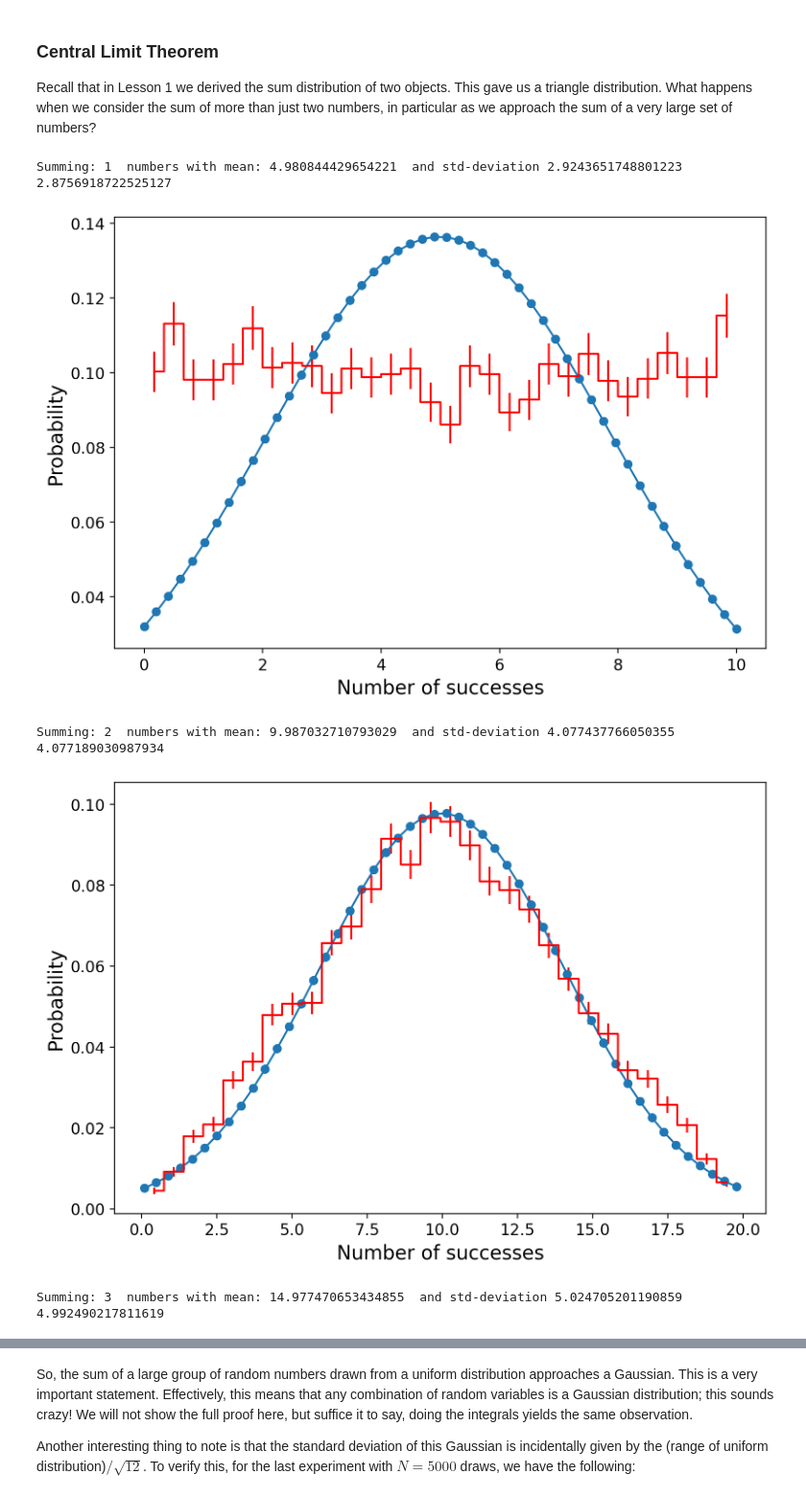
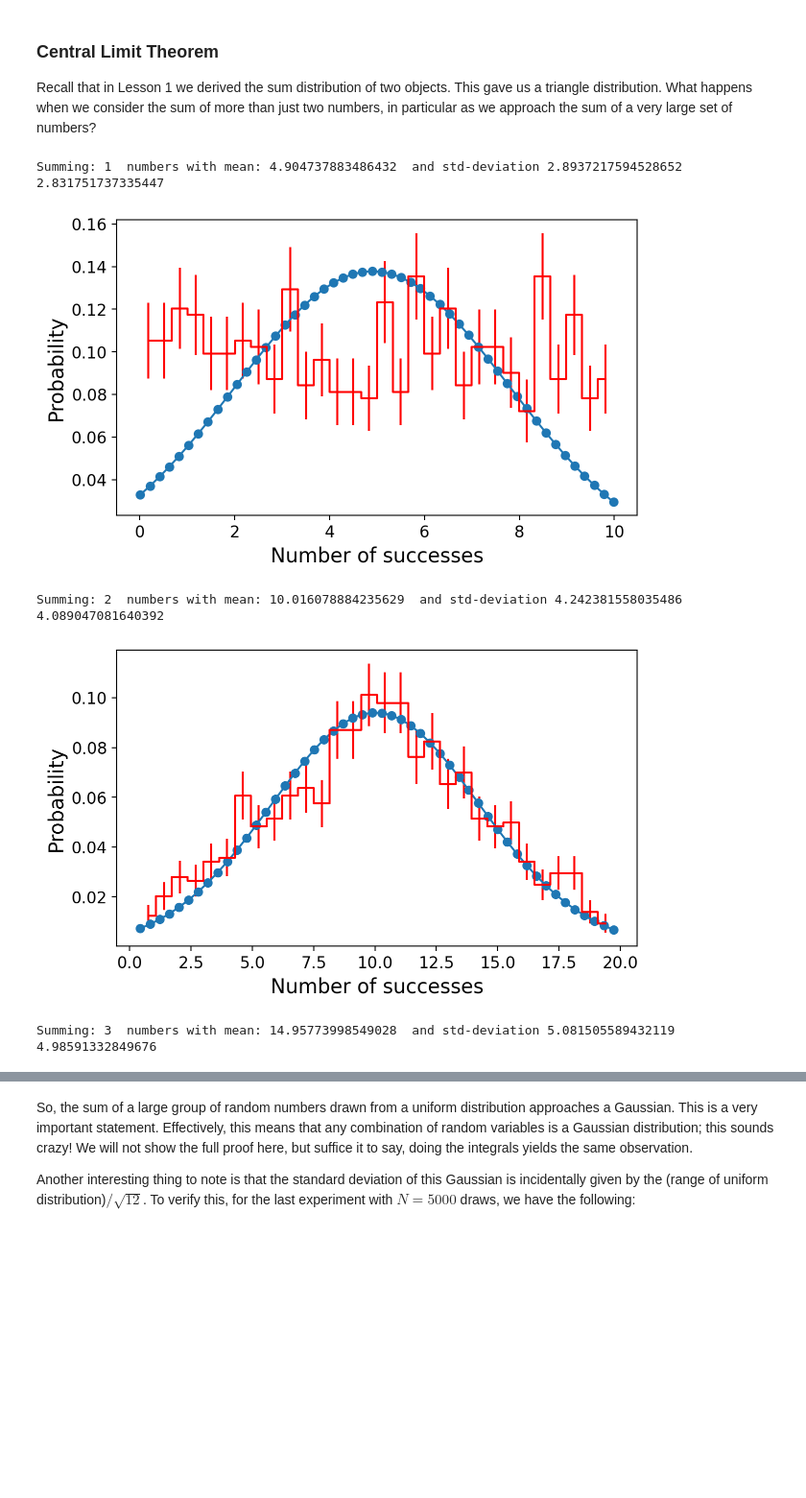
Before and after one commit to mit-physics-data/lectures, a Jupyter notebook: lecture2/8316_L02_MAIN.ipynb, the cells around one changed output, grey strips where cells are left out. Shown at 96% size. Saved outputs shown, nothing was run; the diff lists cells and outputs as text; code cells hidden in the pictures; blank space fills up the shorter version.

```diff
--- a/lecture2/8316_L02_MAIN.ipynb
+++ b/lecture2/8316_L02_MAIN.ipynb
@@ -86,7 +86,7 @@ The following code cell sets default values for figure parameters.
 %config InlineBackend.figure_format = 'retina'
 
 #set default figure parameters
-plt.rcParams['figure.figsize'] = (9,6)
+plt.rcParams['figure.figsize'] = (7,4)
 
 medium_size = 12
 large_size = 15
@@ -236,11 +231,6 @@ import matplotlib.pyplot as plt
 n=30
 p=0.25
 
-#Scipy has a binomial, but since this is a discrete distribution we use pmf (probability mass function) rather than pdf
-k=np.arange(0,n)
-binomial=stats.binom.pmf(k,n,p)
-
-
 #let's get the integral of this guy
 norm=0
 exp=0
@@ -248,15 +238,20 @@ var=0
 for i0 in range(n):
     norm+=stats.binom.pmf(i0,n,p)
     exp+=i0*stats.binom.pmf(i0,n,p)
+exp=exp/norm
 for i0 in range(n):
     pVal=stats.binom.pmf(i0,n,p)
-    var+=(i0-exp/norm)*(i0-exp/norm)*pVal
+    var+=(i0-exp)**2*pVal
 
 #Print it out
-print("norm:",norm,"expectation:",exp/norm,"Var:",var/norm)
+print("norm:",norm,"expectation:",exp,"Var:",var/norm)
 
 #Now let's check with the expectation
 print("norm: 1.000000, expectation:",n*p,"Var:",n*p*(1-p))
+
+#Scipy has a binomial, but since this is a discrete distribution we use pmf (probability mass function) rather than pdf
+k=np.arange(0,n)
+binomial=stats.binom.pmf(k,n,p)
 
 plt.plot(k,binomial,'o')
 plt.vlines(k,0, binomial)
@@ -1244,40 +1234,41 @@ Recall that in Lesson 1 we derived the sum distribution of two objects. This gav
 #>>>RUN: L2.5-runcell01
 
 import math
+
 
 def normhist(iVars,iNbins=30,iNormalize=True):
     y0, bin_edges = np.histogram(iVars, bins=iNbins)
     bin_centers = 0.5*(bin_edges[1:] + bin_edges[:-1])
     norm0 = 1
     if iNormalize:
         norm0=len(iVars)*(bin_edges[-1]-bin_edges[0])/iNbins
     plt.errorbar(bin_centers,y0/norm0,yerr=y0**0.5/norm0,drawstyle = 'steps-mid',c='red')
     return bin_centers,y0,bin_edges
 
 def plotSum(iN):
-    ntoys=10000
+    ntoys=1000
     sums=np.array([])
     for i0 in range(ntoys):
         pToy = np.random.uniform(0,10,iN)
         sums = np.append(sums,pToy.sum())
     _,_,binrange=normhist(sums) #plots a Gaussian hist
     k=np.linspace(binrange[0],binrange[-1], 50)
     normal=stats.norm.pdf(k,sums.mean(),sums.std())
     plt.plot(k,normal,'o-')
     plt.xlabel("Number of successes")
     plt.ylabel("Probability")
     print("Summing:",iN," numbers with mean:",sums.mean()," and std-deviation",sums.std(),sums.mean()/math.sqrt(3*iN))
     plt.show()
 
 plotSum(1)
 plotSum(2)
 plotSum(3)
 plotSum(4)
 plotSum(50)
 plotSum(5000)
 # %% [output]
-Summing: 1  numbers with mean: 4.980844429654221  and std-deviation 2.9243651748801223 2.8756918722525127
+Summing: 1  numbers with mean: 4.904737883486432  and std-deviation 2.8937217594528652 2.831751737335447
-[figure, old version]
+[figure, new version]
-Summing: 2  numbers with mean: 9.987032710793029  and std-deviation 4.077437766050355 4.077189030987934
+Summing: 2  numbers with mean: 10.016078884235629  and std-deviation 4.242381558035486 4.089047081640392
-[figure, old version]
+[figure, new version]
-Summing: 3  numbers with mean: 14.977470653434855  and std-deviation 5.024705201190859 4.992490217811619
+Summing: 3  numbers with mean: 14.95773998549028  and std-deviation 5.081505589432119 4.98591332849676
```
Also changed, not shown: parts of 26 cells of this notebook, 1 other file.
